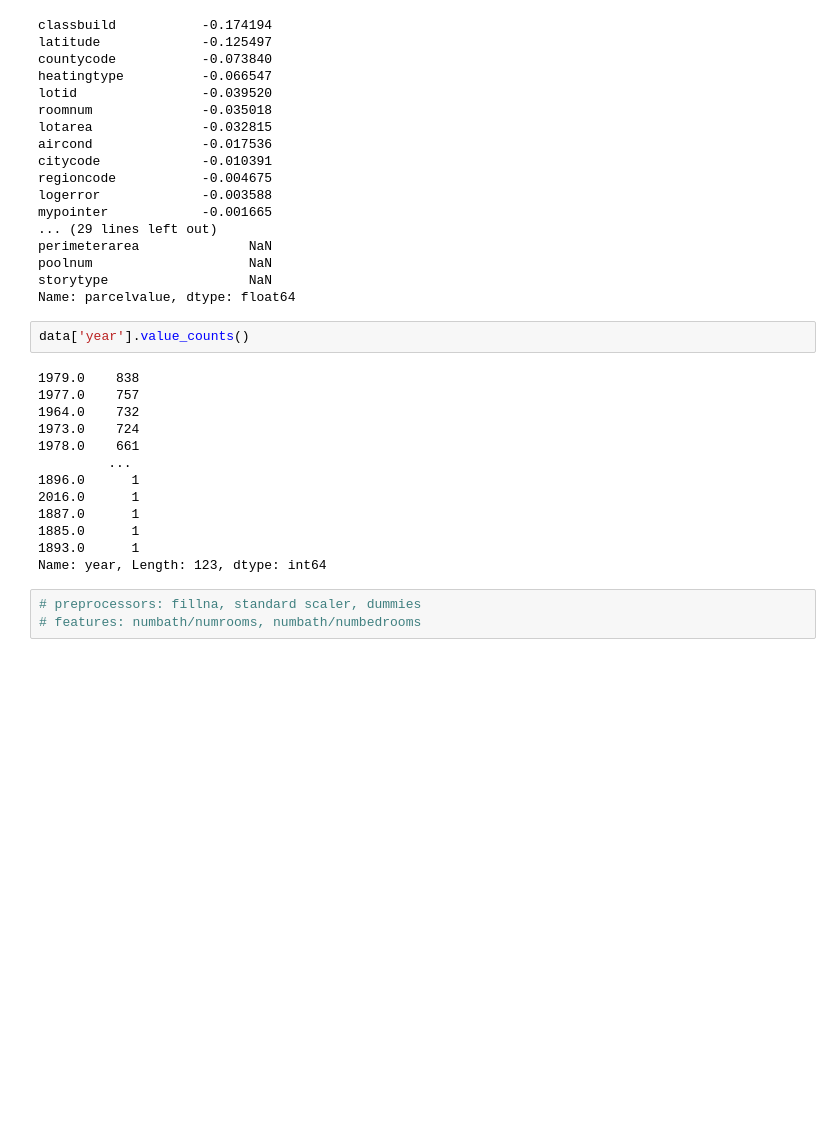
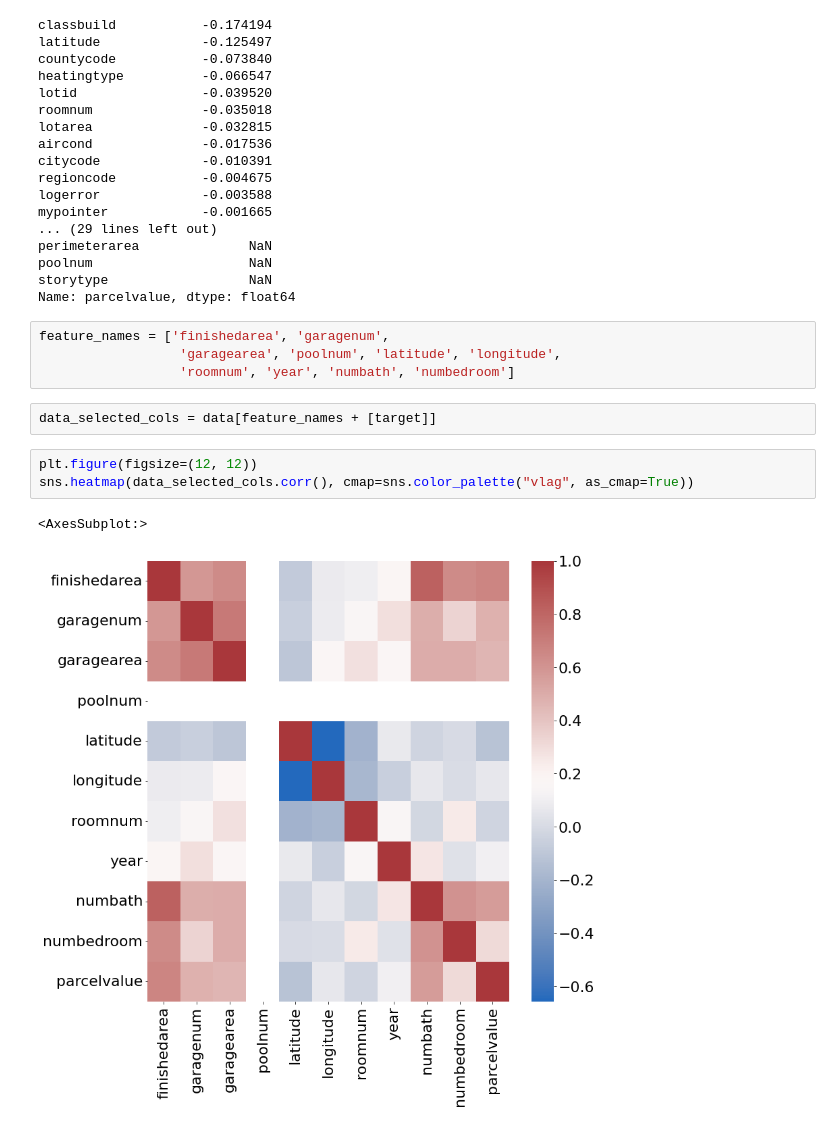
Before and after one commit to Icedgarr/real-state-evaluation-example, a Jupyter notebook: notebooks/linear_model.ipynb, the cells around one changed output. Saved outputs shown, nothing was run; the diff lists cells and outputs as text; blank space fills up the shorter version.

```diff
--- a/notebooks/linear_model.ipynb
+++ b/notebooks/linear_model.ipynb
@@ -92,21 +87,15 @@ perimeterarea              NaN
 poolnum                    NaN
 storytype                  NaN
 Name: parcelvalue, dtype: float64
-# %%
-data['year'].value_counts()
-# %% [output]
-1979.0    838
-1977.0    757
-1964.0    732
-1973.0    724
-1978.0    661
-         ...
-1896.0      1
-2016.0      1
-1887.0      1
-1885.0      1
-1893.0      1
-Name: year, Length: 123, dtype: int64
-# %%
-# preprocessors: fillna, standard scaler, dummies
-# features: numbath/numrooms, numbath/numbedrooms
+# %%
+feature_names = ['finishedarea', 'garagenum',
+                  'garagearea', 'poolnum', 'latitude', 'longitude',
+                  'roomnum', 'year', 'numbath', 'numbedroom']
+# %%
+data_selected_cols = data[feature_names + [target]]
+# %%
+plt.figure(figsize=(12, 12))
+sns.heatmap(data_selected_cols.corr(), cmap=sns.color_palette("vlag", as_cmap=True))
+# %% [output]
+<AxesSubplot:>
+[figure, added]
```
Also changed, not shown: parts of 10 cells of this notebook.
